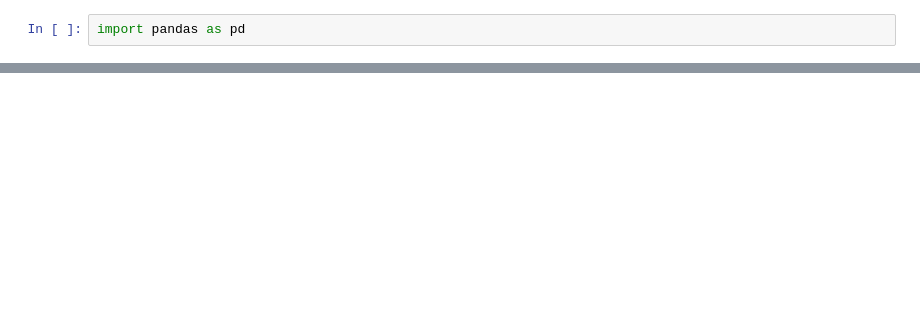
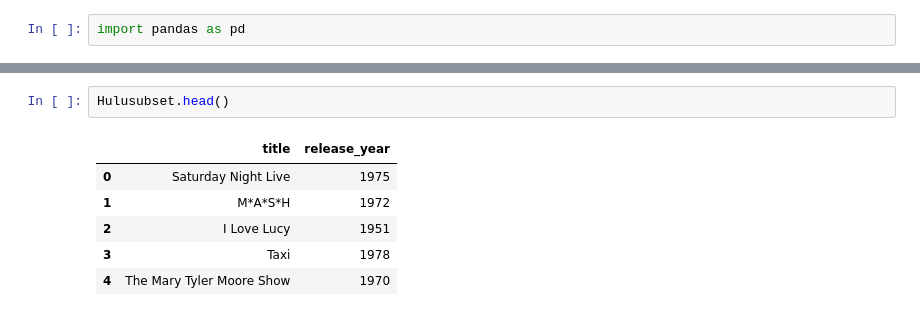
Before and after one commit to SummerEcho87/Group-Project-, a Jupyter notebook: Notebooks/Hulu.ipynb, the cells around one changed output, grey strips where cells are left out. Saved outputs shown, nothing was run; the diff lists cells and outputs as text; blank space fills up the shorter version.

```diff
--- a/Notebooks/Hulu.ipynb
+++ b/Notebooks/Hulu.ipynb
@@ -21,0 +37,9 @@ Hulu.head()
+# %%
+Hulusubset.head()
+# %% [output]
+|  | title | release_year |
+| 0 | Saturday Night Live | 1975 |
+| 1 | M*A*S*H | 1972 |
+| 2 | I Love Lucy | 1951 |
+| 3 | Taxi | 1978 |
+| 4 | The Mary Tyler Moore Show | 1970 |
```
Also changed, not shown: parts of 20 cells of this notebook.
